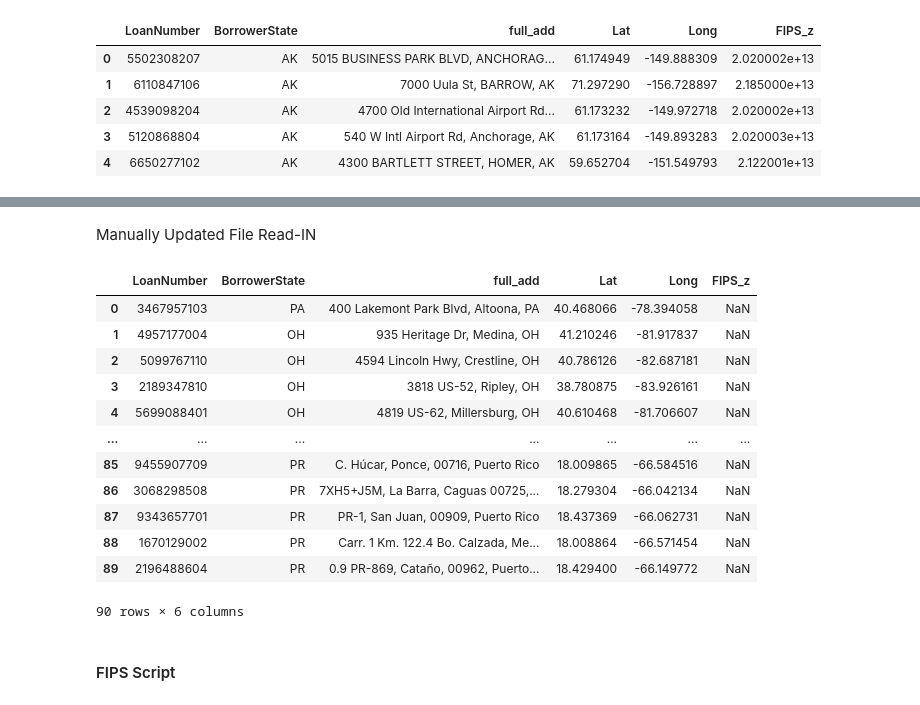
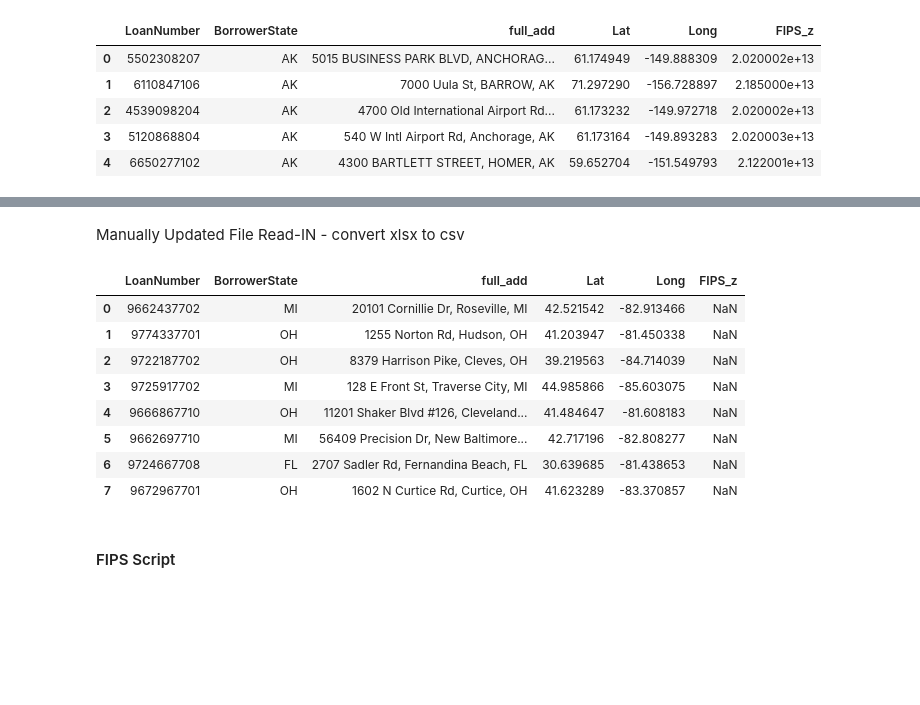
Before and after one commit to cspence001/mapdata_fips_aggregation, a Jupyter notebook: selenium_fips/23/selenium_census_script_fipscheck_23.ipynb, the cells around one changed output, grey strips where cells are left out. Cells and saved outputs as stored; diff of their text form; code cells hidden in the pictures; blank space fills up the shorter version.

```diff
--- a/selenium_fips/23/selenium_census_script_fipscheck_23.ipynb
+++ b/selenium_fips/23/selenium_census_script_fipscheck_23.ipynb
@@ -72,25 +40,21 @@ fips_check_scraped_null_il
 # %% [markdown]
-Manually Updated File Read-IN
+Manually Updated File Read-IN - convert xlsx to csv
 # %%
-data_xls = pd.read_excel('../../../data/null/updated/oh_pr_fips_update.xlsx', dtype=str, index_col=None)
-data_xls.to_csv('../../../data/null/updated/oh_pr_fips_update.csv', encoding='utf-8', index=False)
-oh_pr_update_df = pd.read_csv("../../../data/null/updated/oh_pr_fips_update.csv")
-oh_pr_update_df.index = oh_pr_update_df.index.astype('int64')
-oh_pr_update_df
+data_xls = pd.read_excel('../../../data/null/updated/not_avail_fips_update.xlsx', dtype=str, index_col=None)
+data_xls.to_csv('../../../data/null/updated/not_avail_fips_update.csv', encoding='utf-8', index=False)
+not_avail_update_df = pd.read_csv("../../../data/null/updated/not_avail_fips_update.csv")
+not_avail_update_df.index = not_avail_update_df.index.astype('int64')
+not_avail_update_df
 # %% [output]
 |  | LoanNumber | BorrowerState | full_add | Lat | Long | FIPS_z |
-| 0 | 3467957103 | PA | 400 Lakemont Park Blvd, Altoona, PA | 40.468066 | -78.394058 | NaN |
-| 1 | 4957177004 | OH | 935 Heritage Dr, Medina, OH | 41.210246 | -81.917837 | NaN |
-| 2 | 5099767110 | OH | 4594 Lincoln Hwy, Crestline, OH | 40.786126 | -82.687181 | NaN |
-| 3 | 2189347810 | OH | 3818 US-52, Ripley, OH | 38.780875 | -83.926161 | NaN |
-| 4 | 5699088401 | OH | 4819 US-62, Millersburg, OH | 40.610468 | -81.706607 | NaN |
-| ... | ... | ... | ... | ... | ... | ... |
-| 85 | 9455907709 | PR | C. Húcar, Ponce, 00716, Puerto Rico | 18.009865 | -66.584516 | NaN |
-| 86 | 3068298508 | PR | 7XH5+J5M, La Barra, Caguas 00725,... | 18.279304 | -66.042134 | NaN |
-| 87 | 9343657701 | PR | PR-1, San Juan, 00909, Puerto Rico | 18.437369 | -66.062731 | NaN |
-| 88 | 1670129002 | PR | Carr. 1 Km. 122.4 Bo. Calzada, Me... | 18.008864 | -66.571454 | NaN |
-| 89 | 2196488604 | PR | 0.9 PR-869, Cataño, 00962, Puerto... | 18.429400 | -66.149772 | NaN |
+| 0 | 9662437702 | MI | 20101 Cornillie Dr, Roseville, MI | 42.521542 | -82.913466 | NaN |
+| 1 | 9774337701 | OH | 1255 Norton Rd, Hudson, OH | 41.203947 | -81.450338 | NaN |
+| 2 | 9722187702 | OH | 8379 Harrison Pike, Cleves, OH | 39.219563 | -84.714039 | NaN |
+| 3 | 9725917702 | MI | 128 E Front St, Traverse City, MI | 44.985866 | -85.603075 | NaN |
+| 4 | 9666867710 | OH | 11201 Shaker Blvd #126, Cleveland... | 41.484647 | -81.608183 | NaN |
+| 5 | 9662697710 | MI | 56409 Precision Dr, New Baltimore... | 42.717196 | -82.808277 | NaN |
+| 6 | 9724667708 | FL | 2707 Sadler Rd, Fernandina Beach, FL | 30.639685 | -81.438653 | NaN |
+| 7 | 9672967701 | OH | 1602 N Curtice Rd, Curtice, OH | 41.623289 | -83.370857 | NaN |
-90 rows × 6 columns
 # %% [markdown]
 <h4>FIPS Script
 # %%
```
Also changed, not shown: parts of 26 cells of this notebook, 4 other files.
